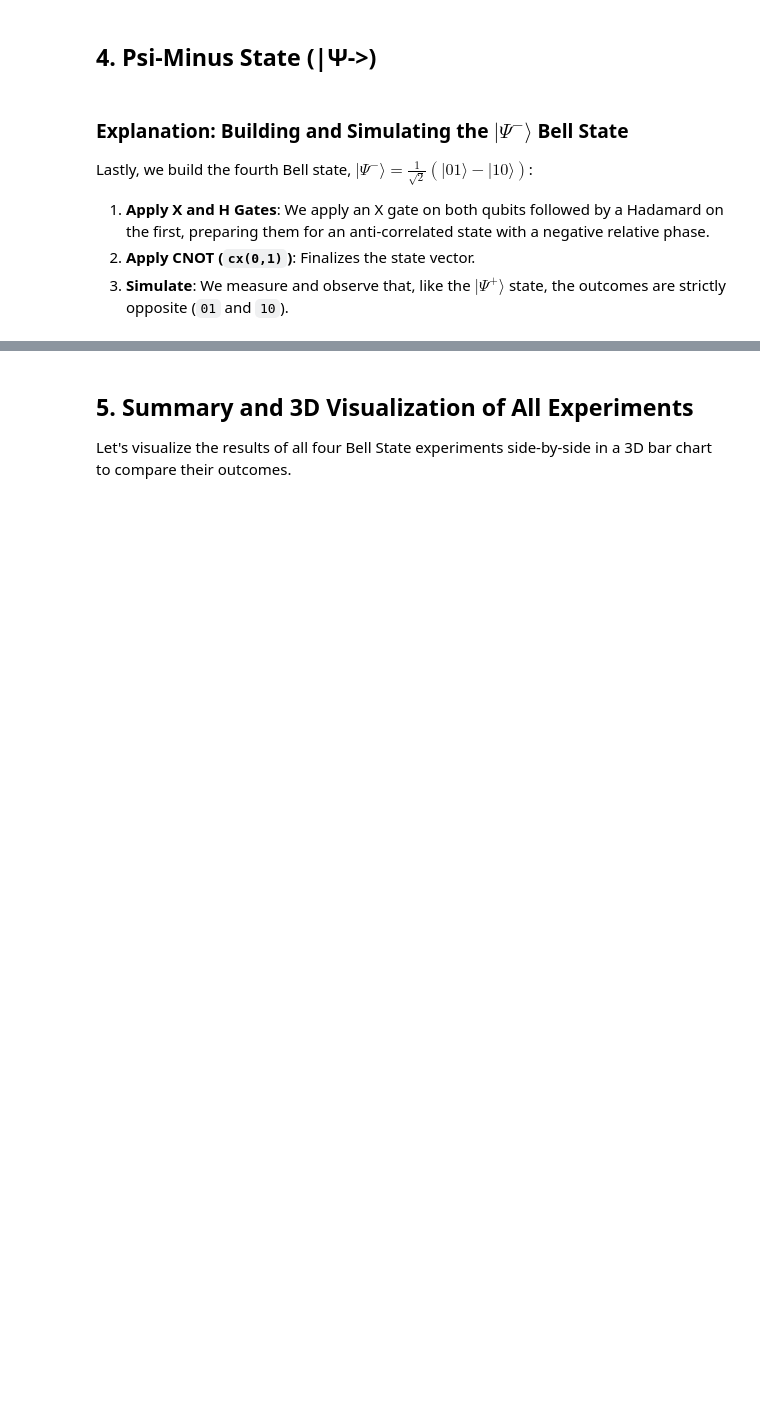
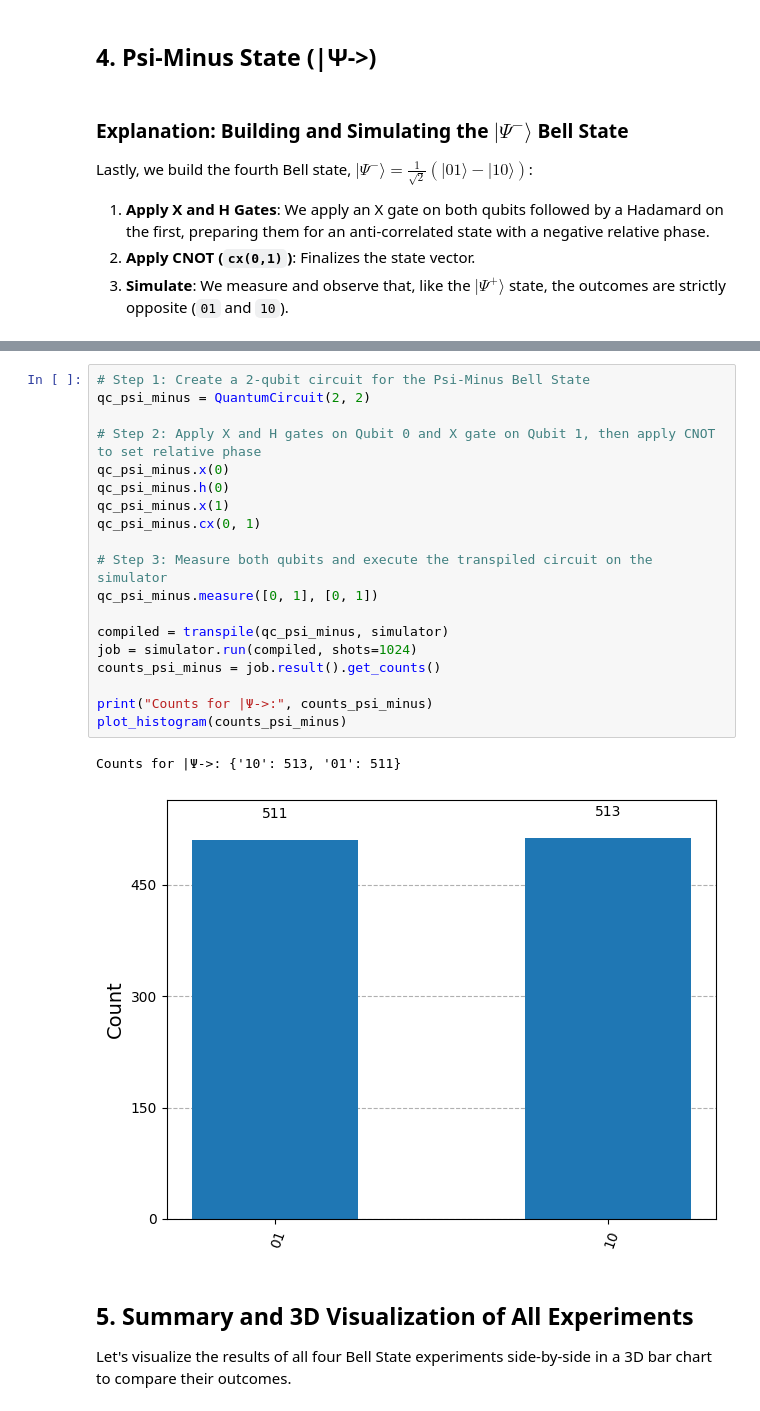
Before and after one commit to Nihalht/quamtum-lab-pr, a Jupyter notebook: 3_Bell_States_Theory_of_Entanglement.ipynb, the cells around one changed output, grey strips where cells are left out. Cells and saved outputs as stored; diff of their text form; blank space fills up the shorter version.

```diff
--- a/3_Bell_States_Theory_of_Entanglement.ipynb
+++ b/3_Bell_States_Theory_of_Entanglement.ipynb
@@ -143,3 +243,25 @@ Counts for |Ψ->: {'01': 502, '10': 522}
+# %%
+# Step 1: Create a 2-qubit circuit for the Psi-Minus Bell State
+qc_psi_minus = QuantumCircuit(2, 2)
+
+# Step 2: Apply X and H gates on Qubit 0 and X gate on Qubit 1, then apply CNOT to set relative phase
+qc_psi_minus.x(0)
+qc_psi_minus.h(0)
+qc_psi_minus.x(1)
+qc_psi_minus.cx(0, 1)
+
+# Step 3: Measure both qubits and execute the transpiled circuit on the simulator
+qc_psi_minus.measure([0, 1], [0, 1])
+
+compiled = transpile(qc_psi_minus, simulator)
+job = simulator.run(compiled, shots=1024)
+counts_psi_minus = job.result().get_counts()
+
+print("Counts for |Ψ->:", counts_psi_minus)
+plot_histogram(counts_psi_minus)
+# %% [output]
+Counts for |Ψ->: {'10': 513, '01': 511}
+[figure, added]
 # %% [markdown]
 ## 5. Summary and 3D Visualization of All Experiments
 
```
Also changed, not shown: parts of 18 cells of this notebook.
